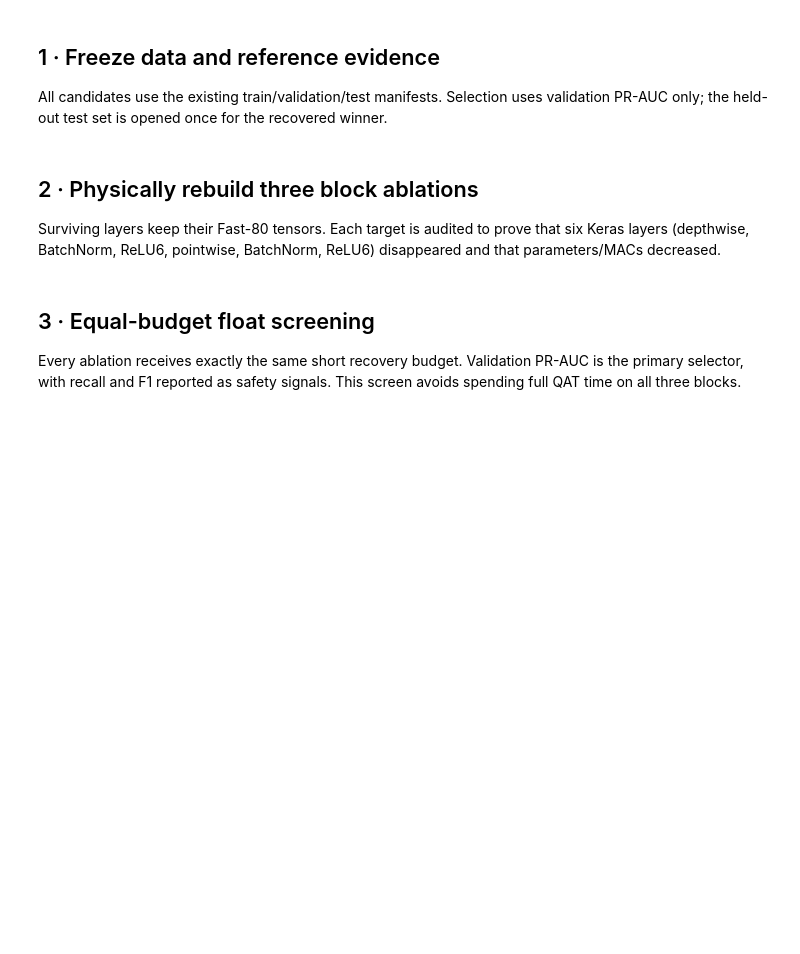
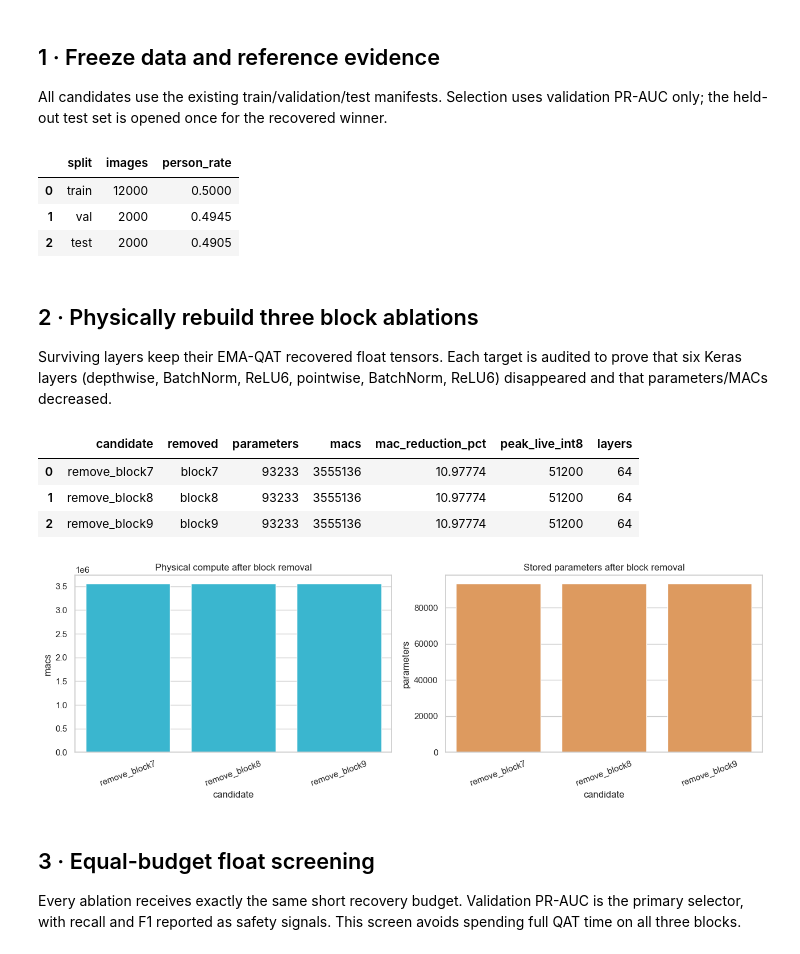
Before and after one commit to KhoanDoanVan/visual-wake-words-esp32-cam, a Jupyter notebook: optimization/pruning/16_structured_block_pruning.ipynb, the cells around one changed output. Cells and saved outputs as stored; diff of their text form; code cells hidden in the pictures; blank space fills up the shorter version.

```diff
--- a/optimization/pruning/16_structured_block_pruning.ipynb
+++ b/optimization/pruning/16_structured_block_pruning.ipynb
@@ -43,36 +45,49 @@ All candidates use the existing train/validation/test manifests. Selection uses
 manifest = pd.read_csv(ROOT / 'data/processed/manifest.csv')
 splits = split_manifest(manifest)
 assert {key: len(value) for key, value in splits.items()} == {'train': 12000, 'val': 2000, 'test': 2000}
-assert sum((~frame.image_path.map(Path.exists)).sum() for frame in splits.values()) == 0
+assert sum((~frame.image_path.map(lambda value: Path(value).exists())).sum() for frame in splits.values()) == 0
 train_ds = make_dataset(splits['train'], IMAGE_SIZE, BATCH_SIZE, training=True, seed=seed)
 val_ds = make_dataset(splits['val'], IMAGE_SIZE, BATCH_SIZE, training=False)
 test_ds = make_dataset(splits['test'], IMAGE_SIZE, BATCH_SIZE, training=False)
-reference = tf.keras.models.load_model(ROOT / config['reference']['float_model'])
-reference_metrics = json.loads((ROOT / config['reference']['int8_metrics']).read_text())
-_, _, reference_profile = profile_model(reference, training_batch_size=BATCH_SIZE)
+parent = tf.keras.models.load_model(ROOT / config['reference']['float_model'])
+parent_metrics = json.loads((ROOT / config['reference']['int8_metrics']).read_text())
+_, _, parent_profile = profile_model(parent, training_batch_size=BATCH_SIZE)
+parent_record = {'role': 'pruning_parent', 'source': config['reference']['float_model'], 'int8_source': config['reference']['int8_model'], 'accuracy': parent_metrics['accuracy'], 'recall': parent_metrics['recall'], 'f1': parent_metrics['f1'], 'pr_auc': parent_metrics['pr_auc']}
+(OUT / 'reports/parent_record.json').write_text(json.dumps(parent_record, indent=2) + '\n')
 display(pd.DataFrame([{'split': key, 'images': len(value), 'person_rate': value.label.mean()} for key, value in splits.items()]))
+# %% [output]
+|  | split | images | person_rate |
+| 0 | train | 12000 | 0.5000 |
+| 1 | val | 2000 | 0.4945 |
+| 2 | test | 2000 | 0.4905 |
 # %% [markdown]
 ## 2 · Physically rebuild three block ablations
 
-Surviving layers keep their Fast-80 tensors. Each target is audited to prove that six Keras layers (depthwise, BatchNorm, ReLU6, pointwise, BatchNorm, ReLU6) disappeared and that parameters/MACs decreased.
+Surviving layers keep their EMA-QAT recovered float tensors. Each target is audited to prove that six Keras layers (depthwise, BatchNorm, ReLU6, pointwise, BatchNorm, ReLU6) disappeared and that parameters/MACs decreased.
 # %%
 specs = {spec.name: spec for spec in block_pruning_specs()}
 candidates, structural_rows = {}, []
 for name, spec in specs.items():
     model = build_tiny_mobilenet_v1(input_shape=(*IMAGE_SIZE, 3), dropout=config['model']['dropout'], l2=config['model']['l2'], channel_schedule=spec.channel_schedule, removed_blocks=spec.removed_blocks)
-    transfer = transfer_structured_weights(reference, model, spec.channel_schedule, spec.removed_blocks, method=spec.ranking)
+    transfer = transfer_structured_weights(parent, model, spec.channel_schedule, spec.removed_blocks, method=spec.ranking)
     layers, liveness, profile = profile_model(model, training_batch_size=BATCH_SIZE)
-    assert profile['estimated_macs_batch1'] < reference_profile['estimated_macs_batch1']
+    assert profile['estimated_macs_batch1'] < parent_profile['estimated_macs_batch1']
     candidates[name] = model
-    structural_rows.append({'candidate': name, 'removed': spec.removed_blocks[0], 'parameters': profile['parameters'], 'macs': profile['estimated_macs_batch1'], 'mac_reduction_pct': 100 * (1 - profile['estimated_macs_batch1'] / reference_profile['estimated_macs_batch1']), 'peak_live_int8': profile['peak_live_activation_int8_bytes_batch1_hypothetical'], 'layers': profile['layers']})
+    structural_rows.append({'candidate': name, 'removed': spec.removed_blocks[0], 'parameters': profile['parameters'], 'macs': profile['estimated_macs_batch1'], 'mac_reduction_pct': 100 * (1 - profile['estimated_macs_batch1'] / parent_profile['estimated_macs_batch1']), 'peak_live_int8': profile['peak_live_activation_int8_bytes_batch1_hypothetical'], 'layers': profile['layers']})
     (OUT / 'reports' / f'{name}_transfer.json').write_text(json.dumps(transfer, indent=2) + '\n')
 structure = pd.DataFrame(structural_rows)
 structure.to_csv(OUT / 'reports/structural_screen.csv', index=False)
 display(structure)
 fig, axes = plt.subplots(1, 2, figsize=(13, 4.5))
 sns.barplot(data=structure, x='candidate', y='macs', ax=axes[0], color='#21C7E8'); axes[0].tick_params(axis='x', rotation=20); axes[0].set_title('Physical compute after block removal')
 sns.barplot(data=structure, x='candidate', y='parameters', ax=axes[1], color='#F2994A'); axes[1].tick_params(axis='x', rotation=20); axes[1].set_title('Stored parameters after block removal')
 fig.tight_layout(); fig.savefig(OUT / 'figures/block_structure.png', dpi=170, bbox_inches='tight'); plt.show()
+# %% [output]
+|  | candidate | removed | parameters | macs | mac_reduction_pct | peak_live_int8 | layers |
+| 0 | remove_block7 | block7 | 93233 | 3555136 | 10.97774 | 51200 | 64 |
+| 1 | remove_block8 | block8 | 93233 | 3555136 | 10.97774 | 51200 | 64 |
+| 2 | remove_block9 | block9 | 93233 | 3555136 | 10.97774 | 51200 | 64 |
+[figure, added]
 # %% [markdown]
 ## 3 · Equal-budget float screening
 
```
Also changed, not shown: parts of 11 cells of this notebook, 2 other files.
